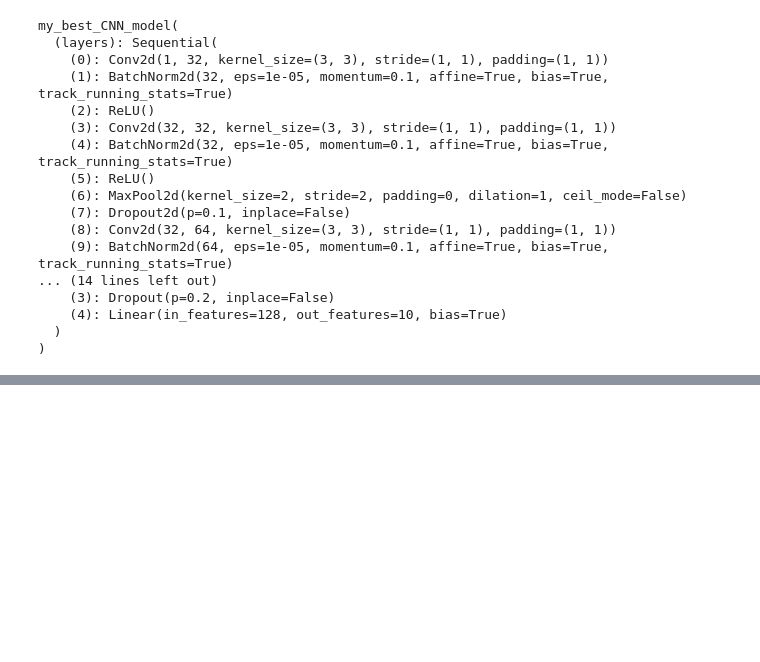
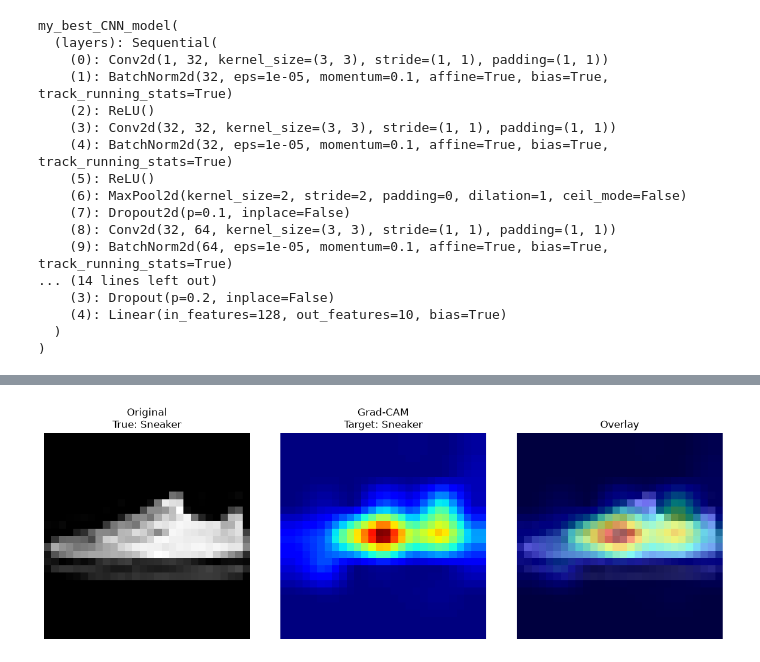
Before and after one commit to keljorden/gradcam, a Jupyter notebook: model_comp.ipynb, the cells around one changed output, grey strips where cells are left out. Saved outputs shown, nothing was run; the diff lists cells and outputs as text; code cells hidden in the pictures; blank space fills up the shorter version.

```diff
--- a/model_comp.ipynb
+++ b/model_comp.ipynb
@@ -452,0 +455,9 @@ my_gradcam(
+# %%
+my_gradcam(
+    model = best_model,
+    data_sample = get_random_test_data(),
+    target = new_target_best,
+    device = device
+)
+# %% [output]
+[figure, added]
```
Also changed, not shown: parts of 9 cells of this notebook.
